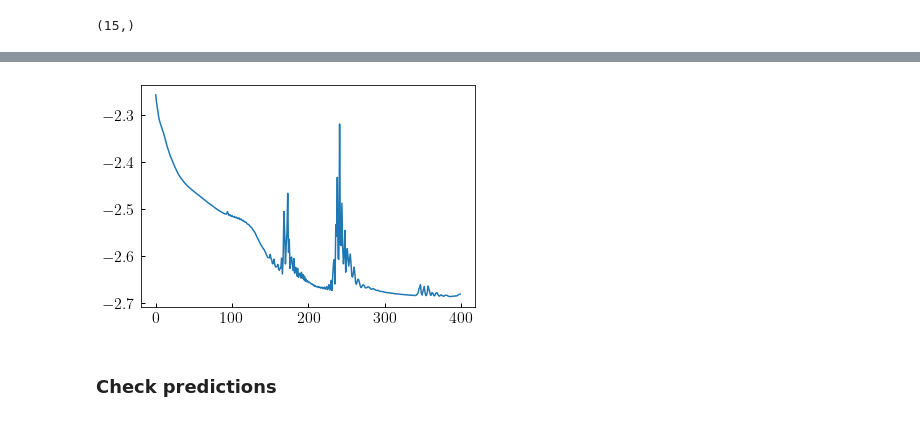
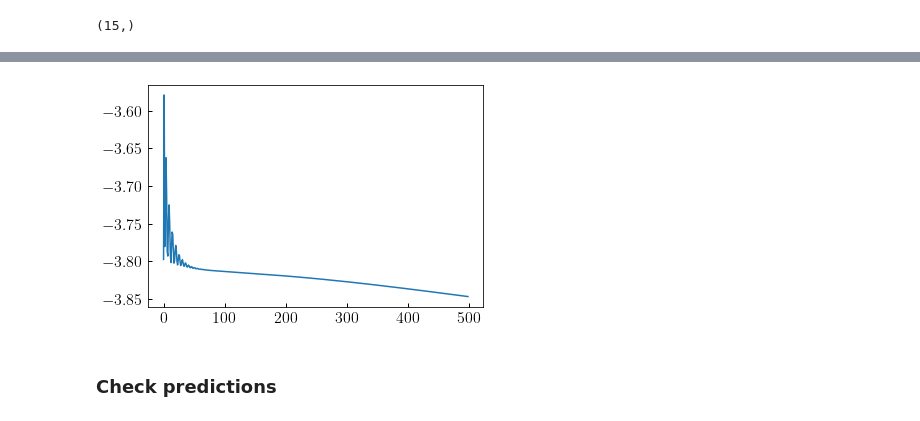
Before and after one commit to BaryonPasters/diffprof, a Jupyter notebook: notebooks/redev_dpp_singlemass_opt.ipynb, the cells around one changed output, grey strips where cells are left out. Drawn from its saved outputs; the diff is of its cells as text; code cells hidden in the pictures.

```diff
--- a/notebooks/redev_dpp_singlemass_opt.ipynb
+++ b/notebooks/redev_dpp_singlemass_opt.ipynb
@@ -23,7 +23,7 @@ from diffprof.nfw_evolution import lgc_vs_lgt
 lgc_vs_lgt_vmap = jjit(jvmap(lgc_vs_lgt, in_axes=(None, 0, 0, 0, 0)))
 
 N_T = 25
-TARR_FIT = np.linspace(2, 13.8, N_T)
+TARR_FIT = np.linspace(3.5, 13.8, N_T)
 
 lgconc_history_bpl = np.array(lgc_vs_lgt_vmap(
     np.log10(TARR_FIT), bpl["conc_lgtc"], bpl["conc_k"], bpl["conc_beta_early"], bpl["conc_beta_late"]))
@@ -50,7 +50,7 @@ args = (bpl['logmp'][indx_bpl],
     N_MH_TARGETS,
     N_P_TARGETS,
        )
-gen = target_data_generator(*args, lgmh_min=14.0, lgmh_max=14.25)
+gen = target_data_generator(*args, lgmh_min=14.0, lgmh_max=14.25, p50_min=0.15, p50_max=0.85)
 # %%
 target_data = next(gen)
 lgmhalo_targets, p50_targets = target_data[0:2]
@@ -90,10 +90 @@ array([0.04367107, 0.04434036, 0.04495039, 0.04609008, 0.04675426,
       dtype=float32)
-# %%
-collector = []
-for im in range(N_MH_TARGETS):
-    x = np.array(
-        [tdm._scatter_vs_p50_and_lgmhalo(lgmhalo_targets[im], p, *_pars) for p in p50_targets])
-    target_std_log_conc_p50 = np.tile(x, N_T).reshape((N_P_TARGETS, N_T))
-    collector.append(target_std_log_conc_p50)
-target_std_log_conc_p50_lgm0 = np.array(collector)
-target_std_log_conc_p50_lgm0.shape
@@ -101,0 +91,19 @@ target_std_log_conc_p50_lgm0.shape
+# %%
+ztt = np.zeros(N_T)
+target_std_log_conc_p50_lgm0 = np.zeros((N_MH_TARGETS, N_P_TARGETS, N_T))
+for im in range(N_MH_TARGETS):
+    for ip in range(N_P_TARGETS):
+        scatter = tdm._scatter_vs_p50_and_lgmhalo(lgmhalo_targets[im], p50_targets[ip], *_pars)
+        target_std_log_conc_p50_lgm0[im, ip, :] = ztt + scatter
+
+
+fig, ax = plt.subplots(1, 1)
+xlim = ax.set_xlim(0.5, 13.9)
+ylim = ax.set_ylim(0, 0.15)
+xlabel = ax.set_xlabel(r'${\rm cosmic\ time\ [Gyr]}$')
+ylabel = ax.set_ylabel(r'$\langle{\rm conc}(t)\ \vert\ M_{\odot},\ p_{50\%}\rangle$')
+
+im = 0
+__=ax.plot(TARR_FIT, target_std_log_conc_p50_lgm0[im, 2, :])
+__=ax.plot(TARR_FIT, target_std_log_conc_p50_lgm0[im, 8, :])
+__=ax.plot(TARR_FIT, target_std_log_conc_p50_lgm0[im, -1, :])
@@ -129,12 +139,12 @@ DeviceArray(0.0055279, dtype=float32)
 # %%
-n_steps = 400
-_res = jax_adam_wrapper(_global_loss_func, dpp_params, global_loss_data, n_steps)
+n_steps = 500
+_res = jax_adam_wrapper(_global_loss_func, dpp_params, global_loss_data, n_steps, n_warmup=2)
 p_best, loss, loss_history = _res[:3]
 
 fig, ax = plt.subplots(1, 1)
 __=ax.plot(np.log10(loss_history))
 # %% [output]
-[figure, old version]
+[figure, new version]
 # %% [markdown]
 ### Check predictions
 # %%
```
Also changed, not shown: parts of 11 cells of this notebook, 1 other file.
